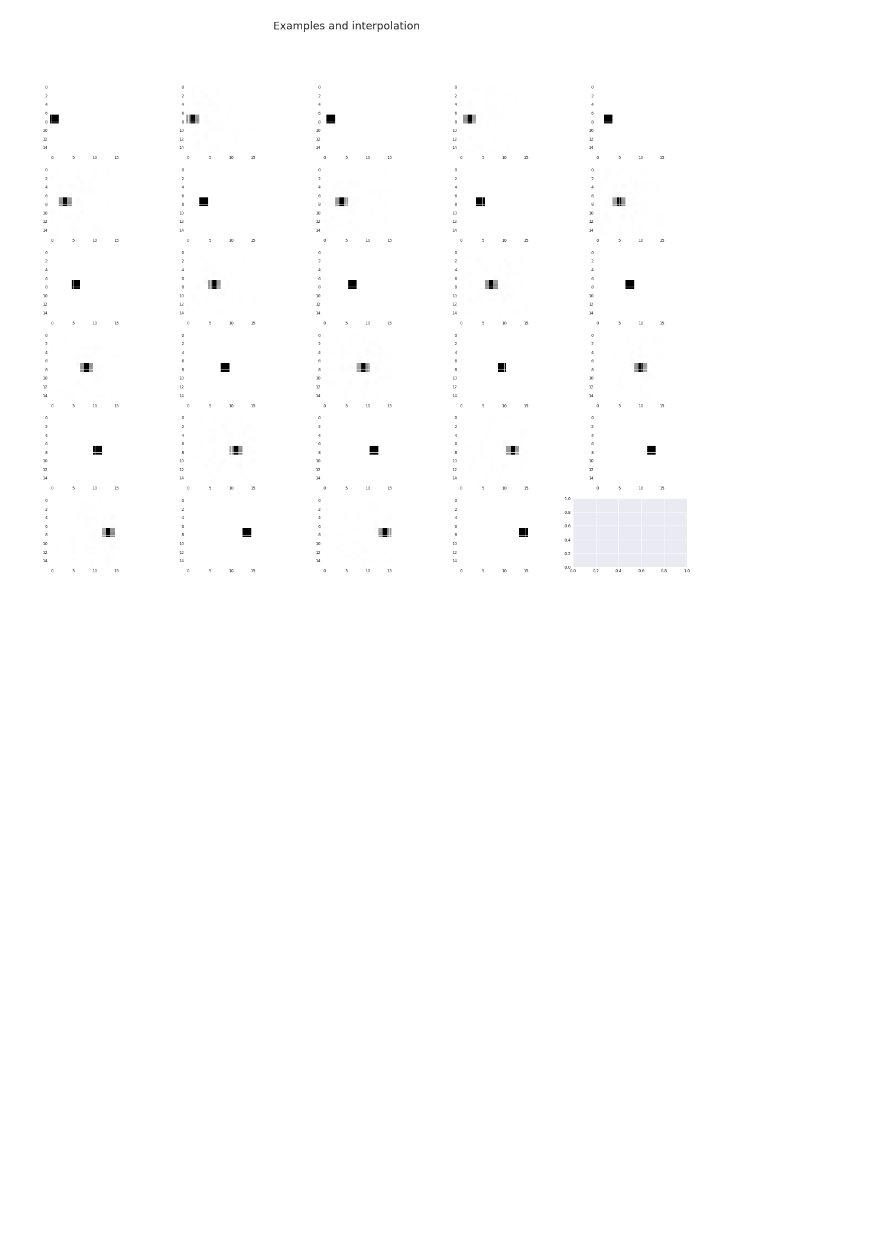
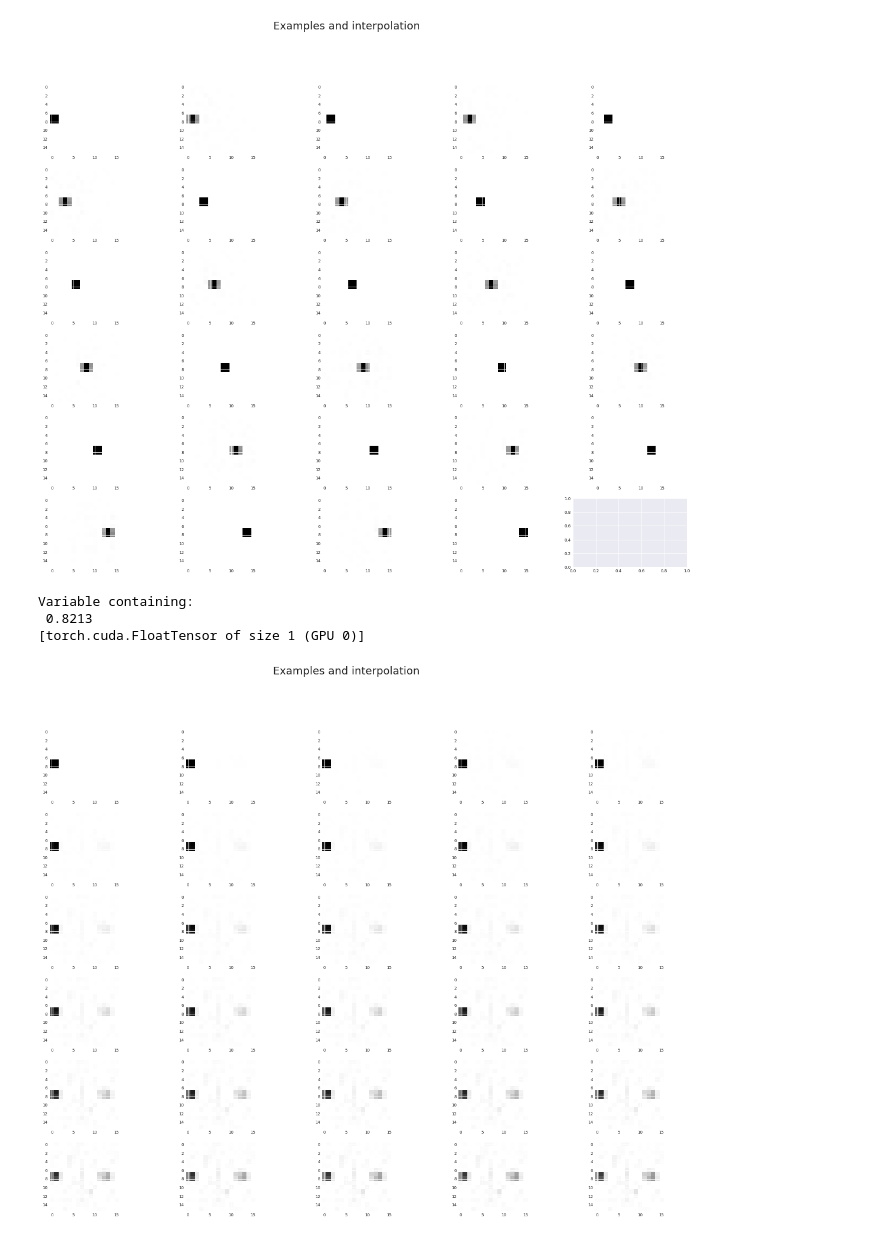
Before and after one commit to robintibor/generative-reversible, a Jupyter notebook: notebooks/moving_dot/Rectangle_Uniform.ipynb, the cells around one changed output. Drawn from its saved outputs; the diff is of its cells as text; code cells hidden in the pictures; blank space fills up the shorter version.

```diff
--- a/notebooks/moving_dot/Rectangle_Uniform.ipynb
+++ b/notebooks/moving_dot/Rectangle_Uniform.ipynb
@@ -355,3 +355,41 @@ display(fig)
 plt.close(fig)
 # %% [output]
 [figure]
+# %%
+start = this_outs[-1]
+# %%
+start[131]
+# %% [output]
+Variable containing:
+ 0.8213
+[torch.cuda.FloatTensor of size 1 (GPU 0)]
+# %%
+upper_bound = float(var_to_np(this_outs_1[131]))
+lower_bound = float(var_to_np(this_outs[0][131]))
+interval = (upper_bound - lower_bound)
+# %%
+fig, axes = plt.subplots(6,5, figsize=(20,15))
+n_examples = len(axes.flatten())
+for i_example  in range(n_examples):
+    this_out = start.clone()
+    this_val = upper_bound - (i_example / (n_examples - 1)) * interval
+    this_out.data[131] = float(this_val)
+    this_reverted = var_to_np(invert(feature_model, this_out.unsqueeze(0)))
+    ax = axes.flatten()[i_example]
+    ax.imshow(this_reverted.squeeze(), vmin=0, vmax=1, cmap=cm.Greys)
+    """
+    ax1 = axes.flatten()[i_example * 2]
+    ax2 = axes.flatten()[i_example * 2 + 1]
+    i_example = 14 - i_example
+    ax1.imshow(reverted[i_example].squeeze(), vmin=0, vmax=1, cmap=cm.Greys)
+    if i_example == 0:
+        break
+    interpolated = this_outs[i_example] *0.5  + this_outs[i_example - 1] *0.5
+    this_reverted = var_to_np(invert(feature_model, interpolated.unsqueeze(0)))
+    ax2.imshow(this_reverted.squeeze(), vmin=0, vmax=1, cmap=cm.Greys)
+    """
+fig.suptitle("Examples and interpolation", fontsize=18)
+display(fig)
+plt.close(fig)
+# %% [output]
+[figure, added]
```
Also changed, not shown: 6 other files.
